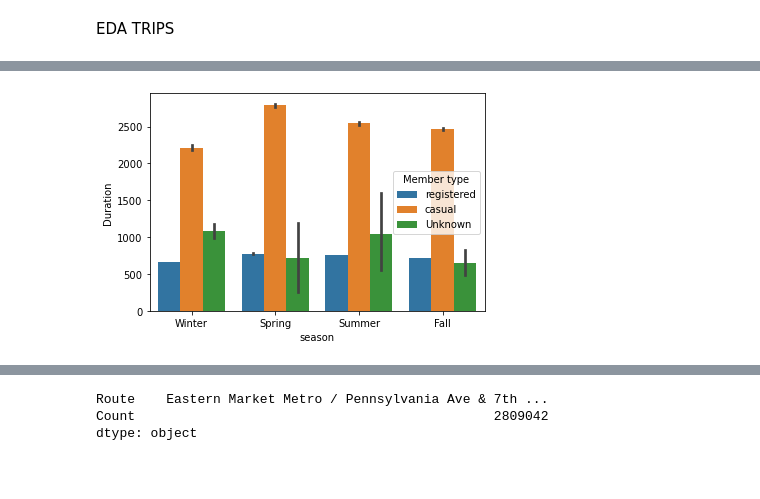
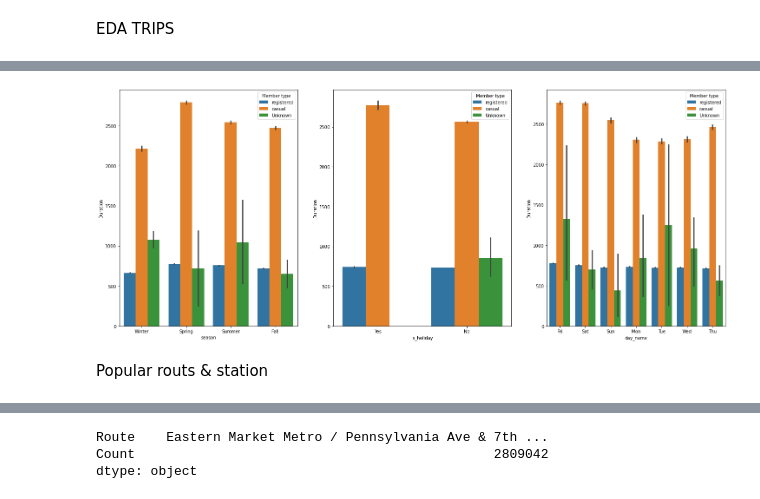
Before and after one commit to YanaOrf/CapitalBikeShare2, a Jupyter notebook: CapitalBike_EDA_2.ipynb, the cells around one changed output, grey strips where cells are left out. Cells and saved outputs as stored; diff of their text form; code cells hidden in the pictures; blank space fills up the shorter version.

```diff
--- a/CapitalBike_EDA_2.ipynb
+++ b/CapitalBike_EDA_2.ipynb
@@ -533,8 +557,3 @@ trips.head(5)
 | 2 | 562 | 2011-01-01 00:06:13 | 2011-01-01 00:15:36 | 31400 | Georgia & New Hampshire Ave NW | 31104 | Adams Mill & Columbia Rd NW | ... |
 | 3 | 434 | 2011-01-01 00:09:21 | 2011-01-01 00:16:36 | 31111 | 10th & U St NW | 31503 | Florida Ave & R St NW | ... |
 | 4 | 233 | 2011-01-01 00:28:26 | 2011-01-01 00:32:19 | 31104 | Adams Mill & Columbia Rd NW | 31106 | Calvert & Biltmore St NW | ... |
-# %%
-sns.barplot(data=trips,x="season",y="Duration",estimator=np.mean,hue="Member type")
-plt.show()
-# %% [output]
-[figure, removed]
@@ -544,3 +560,13 @@ plt.show()
+# %%
+fig,axs=plt.subplots(1,3,figsize=(25,10))
+sns.barplot(data=trips,x="season",y="Duration",estimator=np.mean,hue="Member type",ax=axs[0])
+sns.barplot(data=trips,x="is_holiday",y="Duration",estimator=np.mean,hue="Member type",ax=axs[1])
+sns.barplot(data=trips,x="day_name",y="Duration",estimator=np.mean,hue="Member type",ax=axs[2])
+plt.show()
+# %% [output]
+[figure, added]
+# %% [markdown]
+Popular routs & station
 # %%
 label=["Route","Count"]
 routes_list=trips["route"].value_counts(dropna=False).rename_axis("Route").reset_index(name='Count')
```
Also changed, not shown: parts of 18 cells of this notebook, 1 other file.
